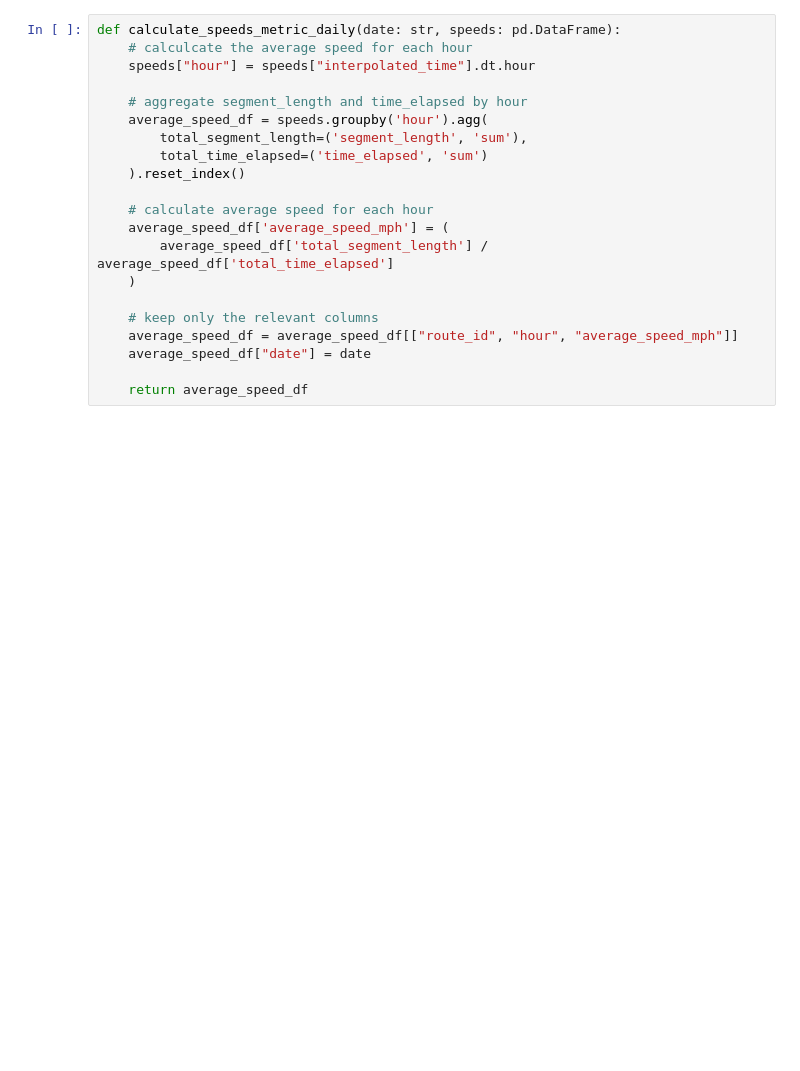
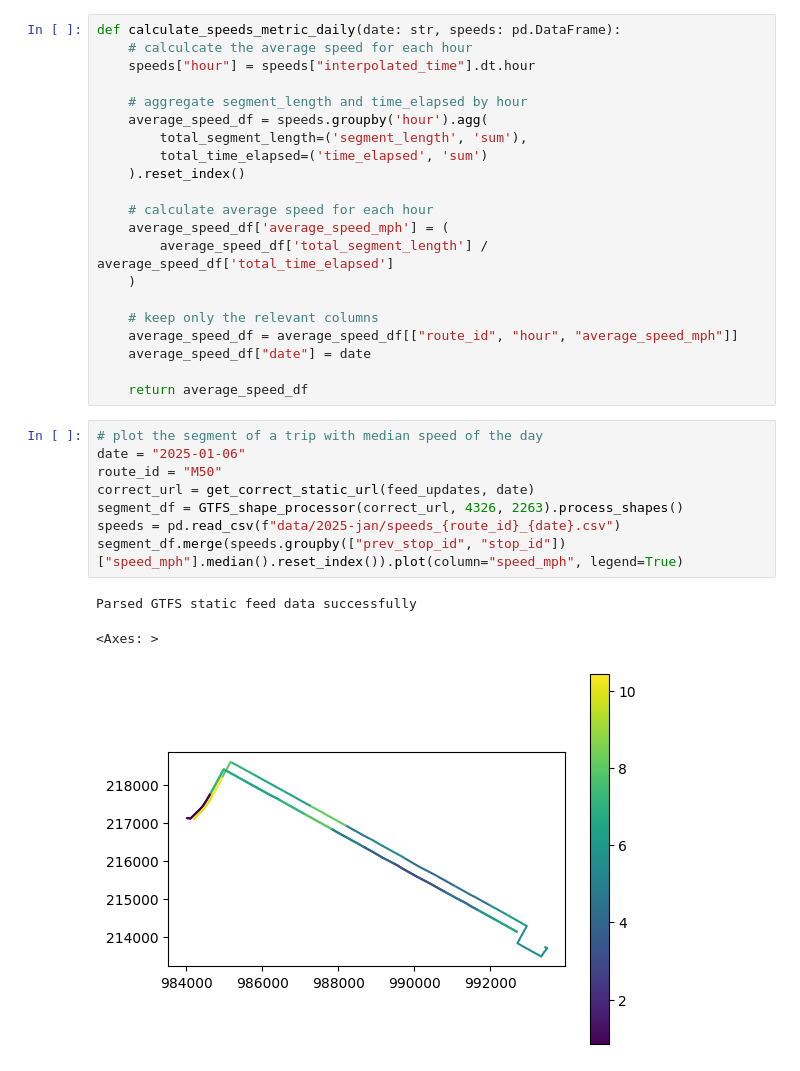
Before and after one commit to Cornell-Tech-Urban-Tech-Hub/gtfs-realtime-performance, a Jupyter notebook: notebooks/process_from_s3_use_cases.ipynb, the cells around one changed output. Saved outputs shown, nothing was run; the diff lists cells and outputs as text; blank space fills up the shorter version.

```diff
--- a/notebooks/process_from_s3_use_cases.ipynb
+++ b/notebooks/process_from_s3_use_cases.ipynb
@@ -268,3 +248,15 @@ def calculate_speeds_metric_daily(date: str, speeds: pd.DataFrame):
     average_speed_df["date"] = date
 
     return average_speed_df
+# %%
+# plot the segment of a trip with median speed of the day
+date = "2025-01-06"
+route_id = "M50"
+correct_url = get_correct_static_url(feed_updates, date)
+segment_df = GTFS_shape_processor(correct_url, 4326, 2263).process_shapes()
+speeds = pd.read_csv(f"data/2025-jan/speeds_{route_id}_{date}.csv")
+segment_df.merge(speeds.groupby(["prev_stop_id", "stop_id"])["speed_mph"].median().reset_index()).plot(column="speed_mph", legend=True)
+# %% [output]
+Parsed GTFS static feed data successfully
+<Axes: >
+[figure, added]
```
Also changed, not shown: parts of 10 cells of this notebook.
